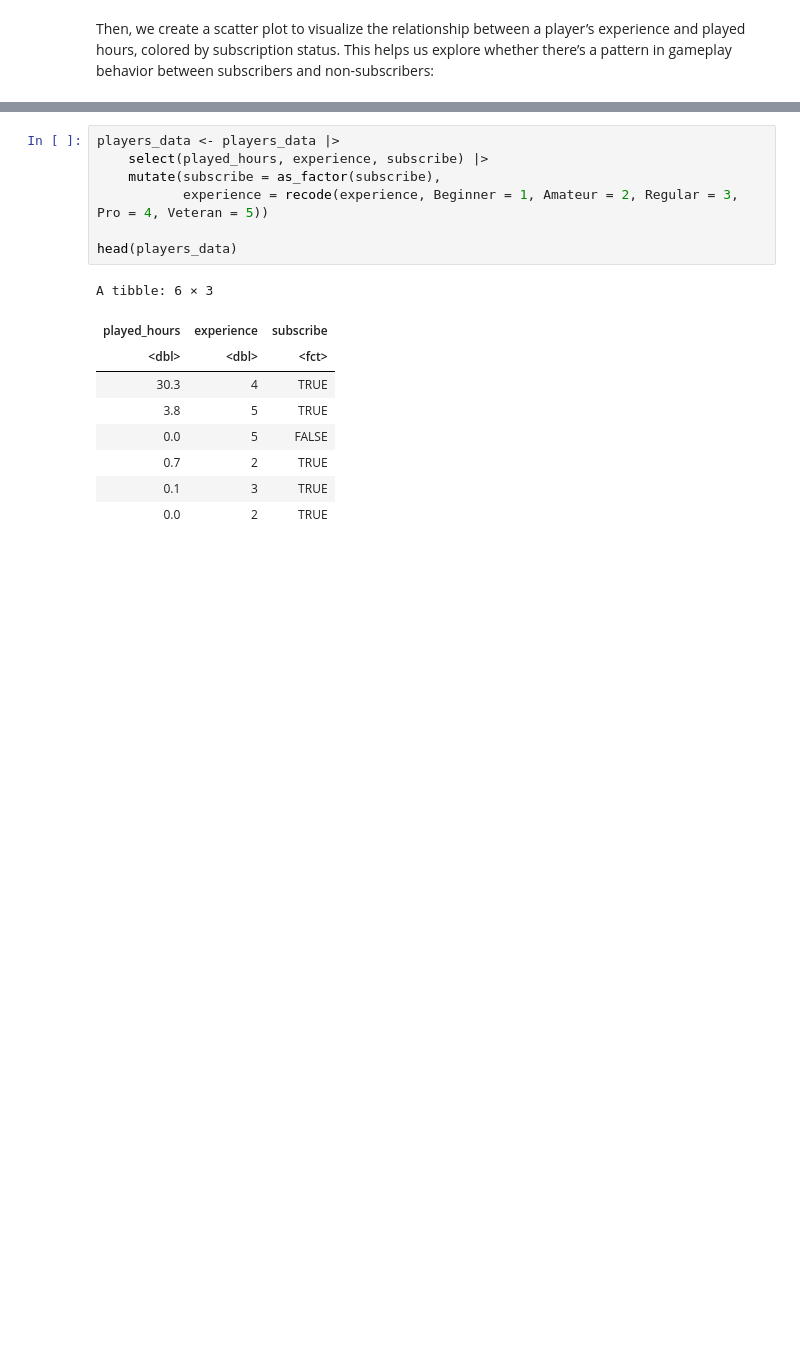
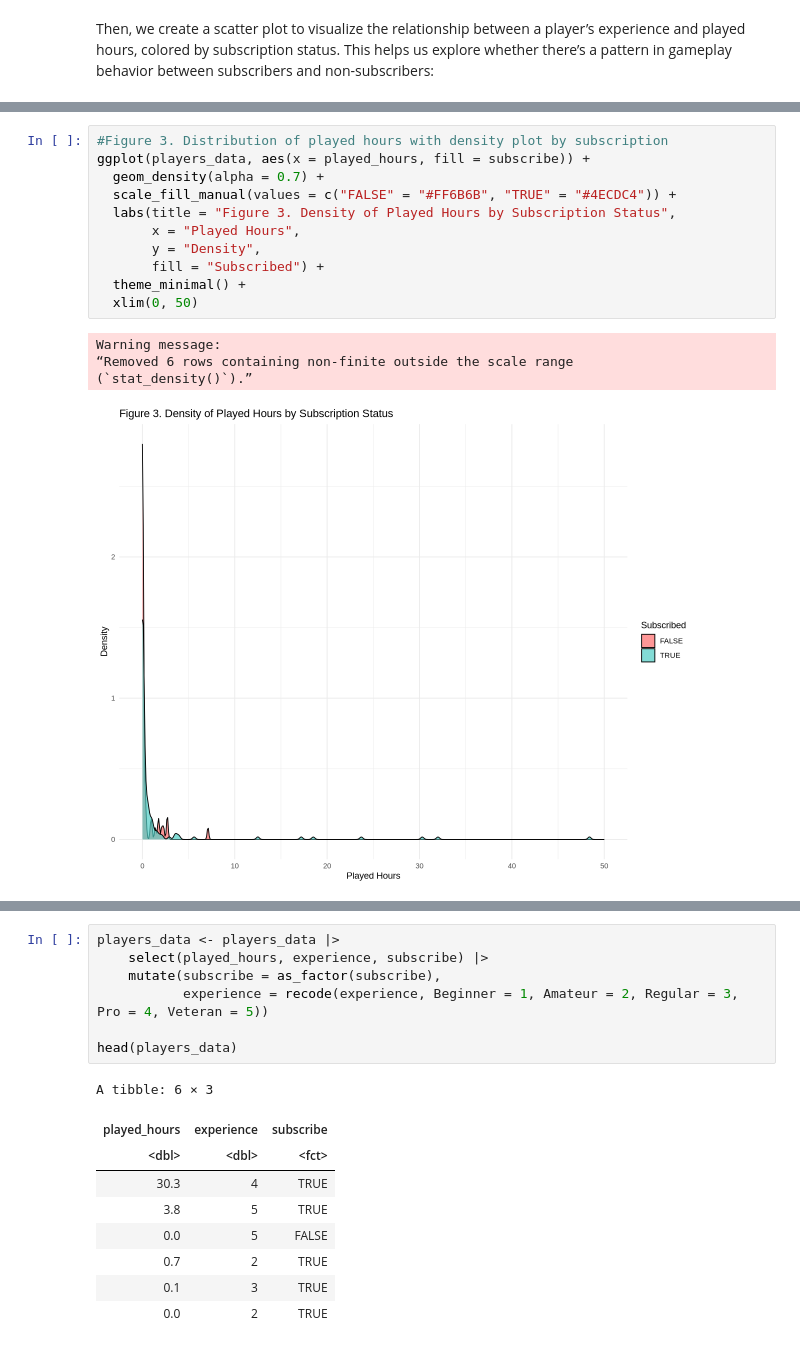
Before and after one commit to emmah47/dsci-group-project, a Jupyter notebook: Individual.ipynb, the cells around one changed output, grey strips where cells are left out. Cells and saved outputs as stored; diff of their text form; blank space fills up the shorter version.

```diff
--- a/Individual.ipynb
+++ b/Individual.ipynb
@@ -186,0 +212,16 @@ players_plot
+# %%
+#Figure 3. Distribution of played hours with density plot by subscription
+ggplot(players_data, aes(x = played_hours, fill = subscribe)) +
+  geom_density(alpha = 0.7) +
+  scale_fill_manual(values = c("FALSE" = "#FF6B6B", "TRUE" = "#4ECDC4")) +
+  labs(title = "Figure 3. Density of Played Hours by Subscription Status",
+       x = "Played Hours",
+       y = "Density",
+       fill = "Subscribed") +
+  theme_minimal() +
+  xlim(0, 50)
+# %% [output]
+Warning message:
+“Removed 6 rows containing non-finite outside the scale range
+(`stat_density()`).”
+[figure, added]
```
Also changed, not shown: parts of 21 cells of this notebook.
